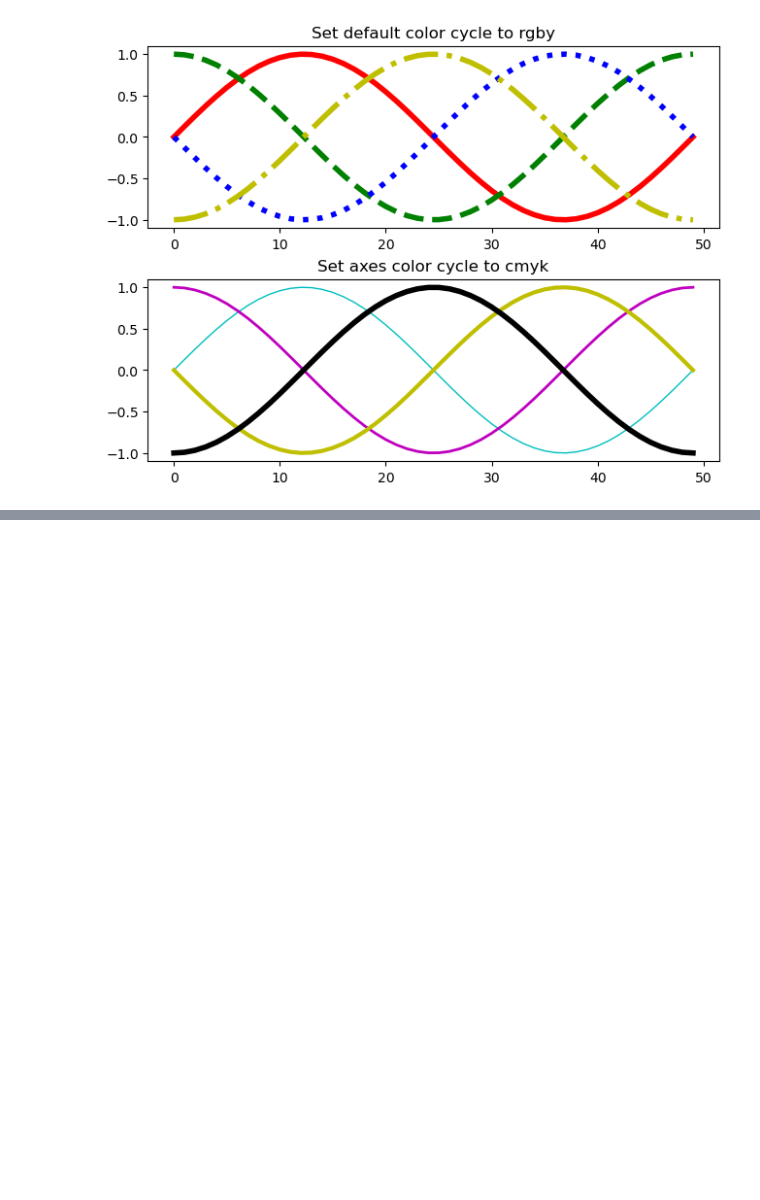
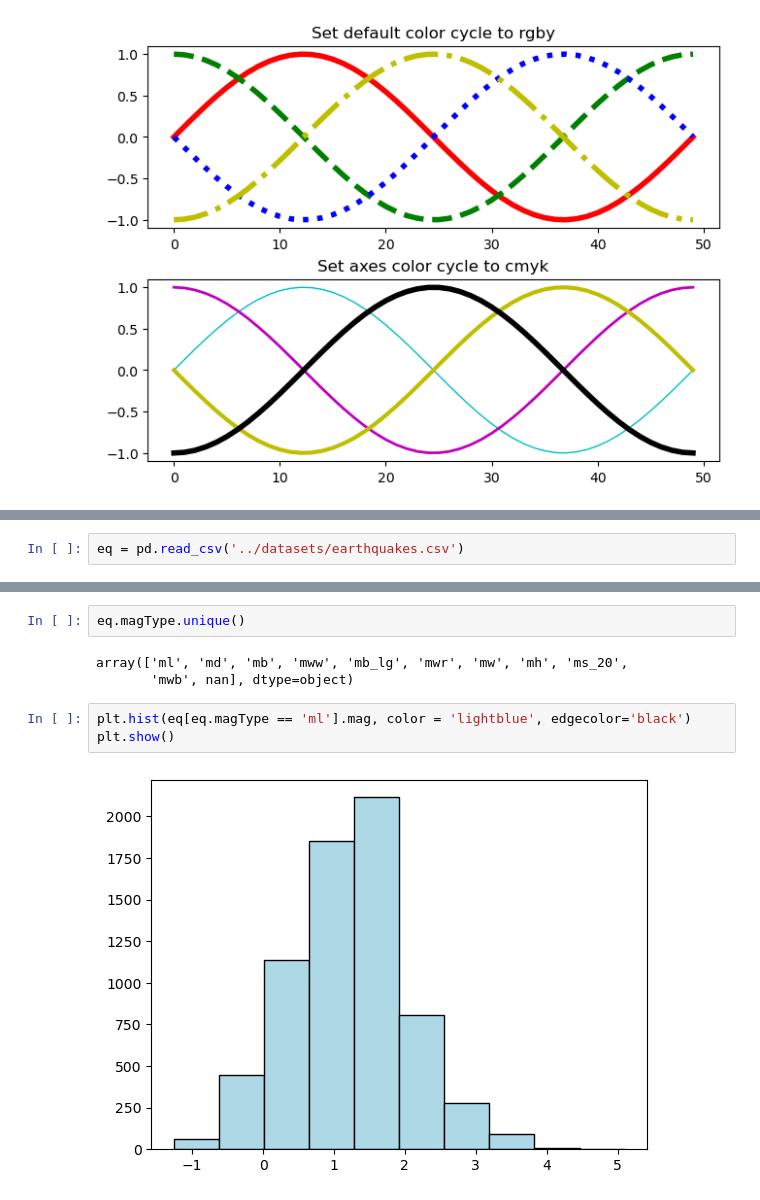
Before and after one commit to nadia-paz/ds-learning, a Jupyter notebook: data_analysis_pandas/10_matplotlib.ipynb, the cells around one changed output, grey strips where cells are left out. Cells and saved outputs as stored; diff of their text form; blank space fills up the shorter version.

Commit message:
add hist

```diff
--- a/data_analysis_pandas/10_matplotlib.ipynb
+++ b/data_analysis_pandas/10_matplotlib.ipynb
@@ -95,0 +98,2 @@ plt.show()
+# %%
+eq = pd.read_csv('../datasets/earthquakes.csv')
@@ -95,0 +107,10 @@ plt.show()
+# %%
+eq.magType.unique()
+# %% [output]
+array(['ml', 'md', 'mb', 'mww', 'mb_lg', 'mwr', 'mw', 'mh', 'ms_20',
+       'mwb', nan], dtype=object)
+# %%
+plt.hist(eq[eq.magType == 'ml'].mag, color = 'lightblue', edgecolor='black')
+plt.show()
+# %% [output]
+[figure, added]
```
Also changed, not shown: parts of 3 cells of this notebook.
